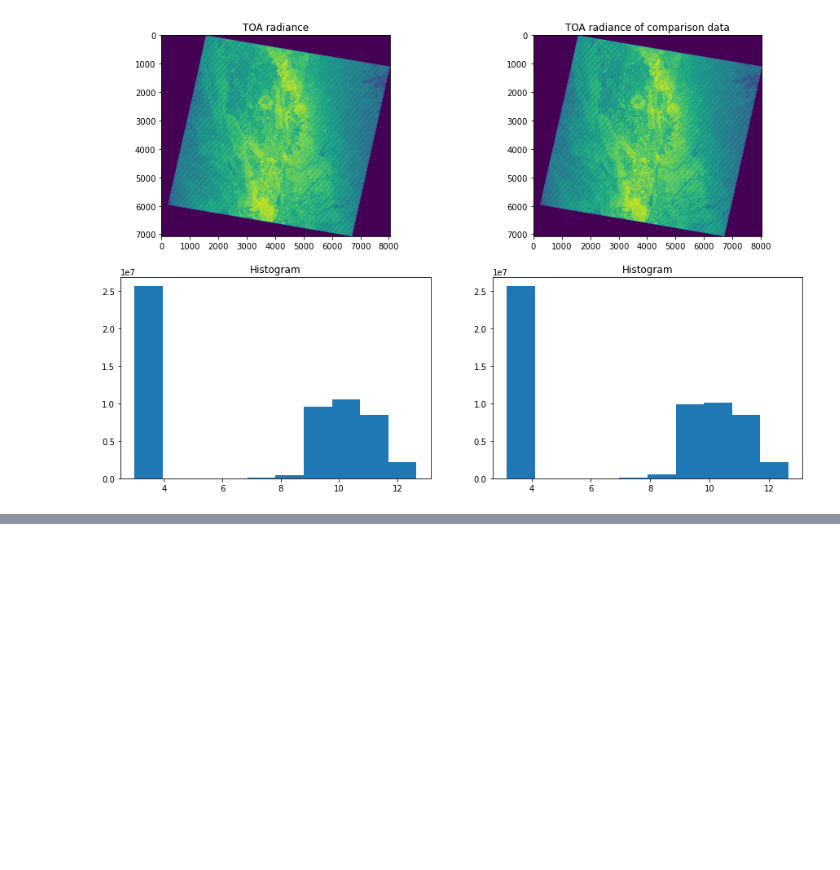
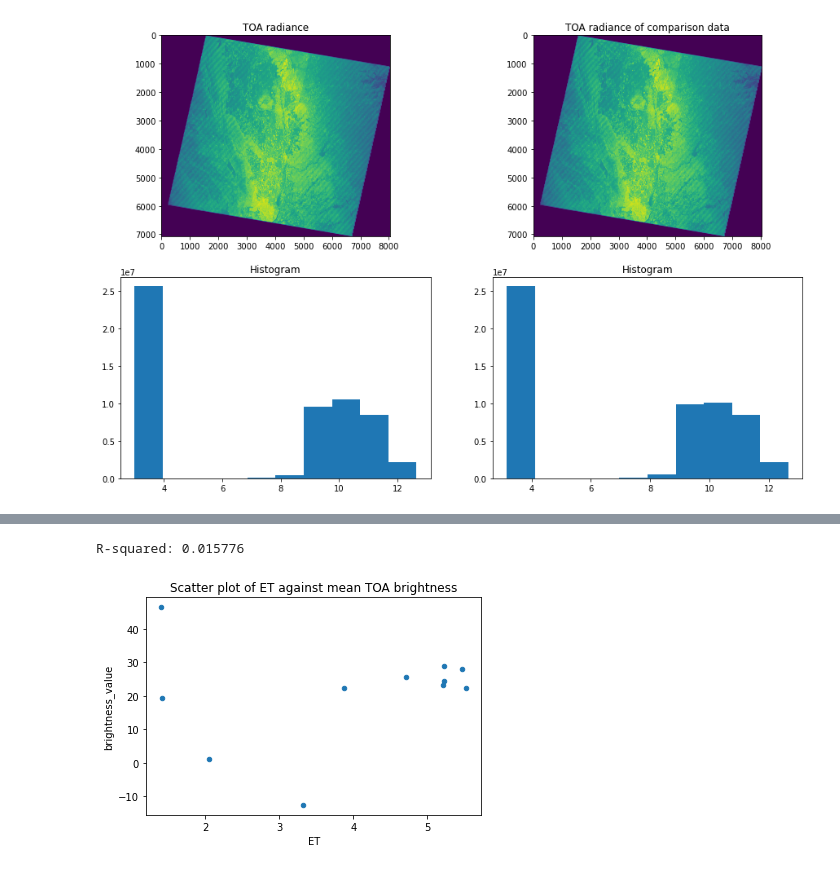
Before and after one commit to dwhew/MAP-Thermal-brightness, a Jupyter notebook: MAP-Thermal_ET.ipynb, the cells around one changed output, grey strips where cells are left out. Drawn from its saved outputs; the diff is of its cells as text; code cells hidden in the pictures; blank space fills up the shorter version.

```diff
--- a/MAP-Thermal_ET.ipynb
+++ b/MAP-Thermal_ET.ipynb
@@ -311,0 +335,8 @@ R-squared: 0.018288
+# %%
+crop_data_merged.plot.scatter(x='ET', y='brightness_value', title='Scatter plot of ET against mean TOA brightness')
+
+regression = linregress(crop_data_merged['ET'], crop_data_merged['brightness_value'])
+print(f'R-squared: {regression.rvalue**2:.6f}')
+# %% [output]
+R-squared: 0.015776
+[figure, added]
```
Also changed, not shown: parts of 35 cells of this notebook, 1 other file.
